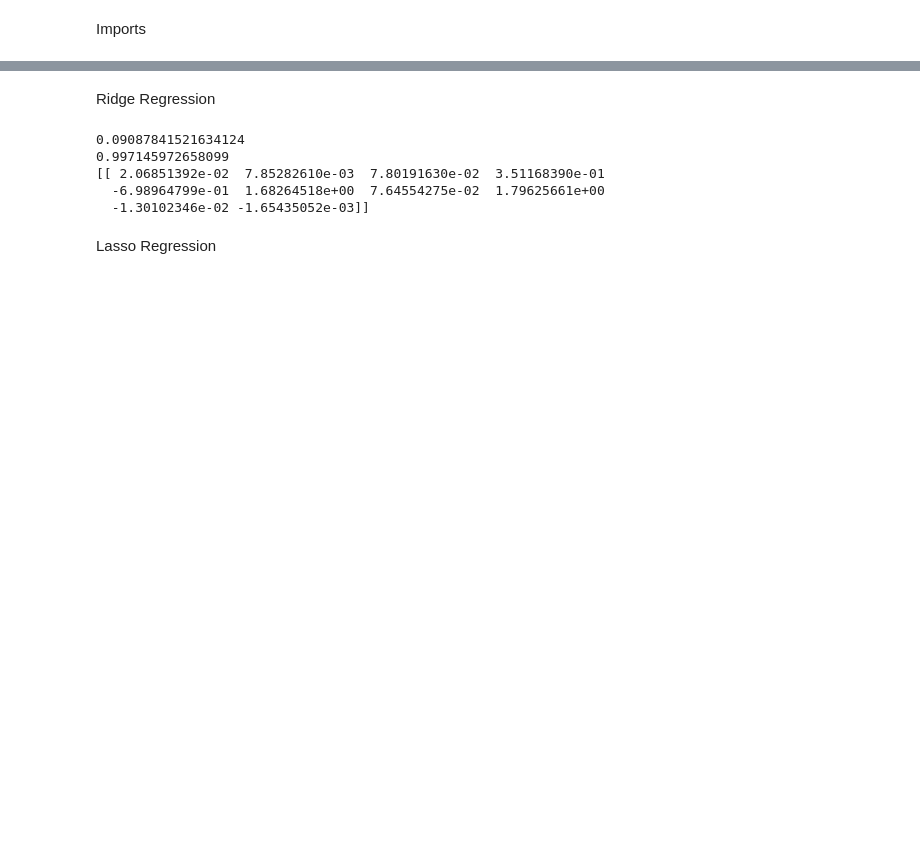
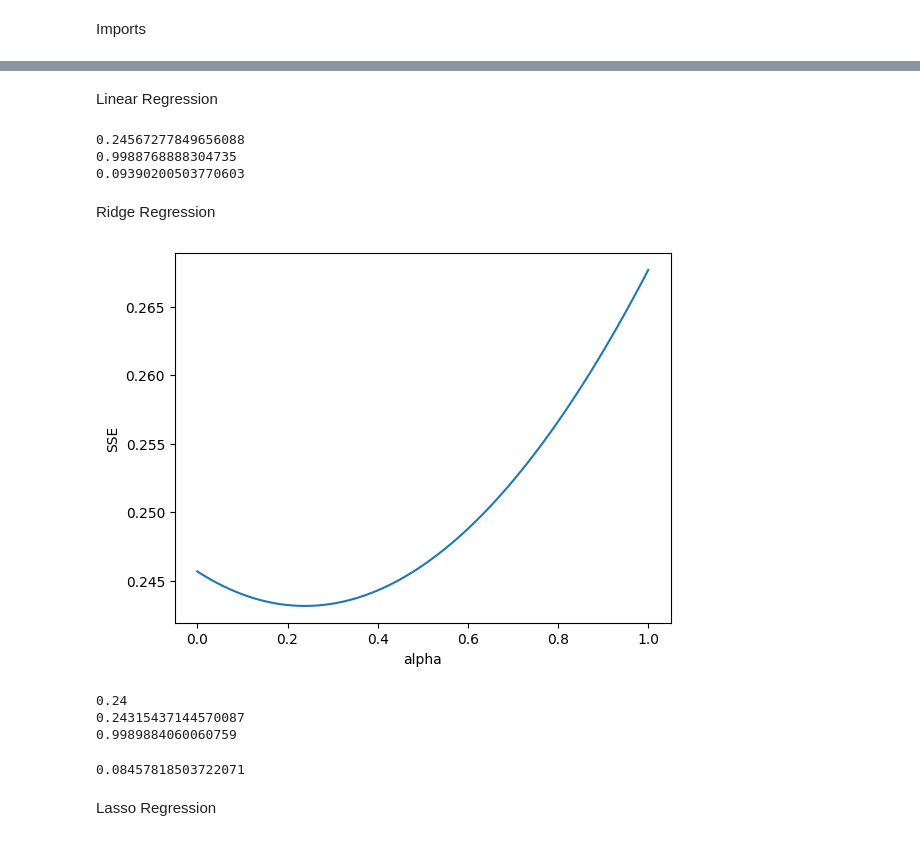
Before and after one commit to DuarteCerdeira/ML_Project, a Jupyter notebook: Regression1.ipynb, the cells around one changed output, grey strips where cells are left out. Cells and saved outputs as stored; diff of their text form; code cells hidden in the pictures; blank space fills up the shorter version.

```diff
--- a/Regression1.ipynb
+++ b/Regression1.ipynb
@@ -35,20 +21,61 @@ print(model.coef_)
+# %% [markdown]
+Linear Regression
+# %%
+linear = linear_model.LinearRegression()
+scores = cross_val_score(linear, X_train, y_train, cv=5, scoring=sum_squared_errors)
+
+print(scores.mean())
+
+linear.fit(X_train, y_train)
+print(linear.score(X_test, y_test))
+print(sum_squared_errors(linear, X_test, y_test))
+# %% [output]
+0.24567277849656088
+0.9988768888304735
+0.09390200503770603
 # %% [markdown]
 Ridge Regression
-# %%
-ridge = linear_model.Ridge()
-ridge.fit(train_data_x, train_data_y)
-
-y_hat = ridge.predict(validate_data_x)
-
-sse = np.sum((y_hat - validate_data_y)**2)
-print(sse)
-print(ridge.score(validate_data_x, validate_data_y))
-print(ridge.coef_)
-# %% [output]
-0.09087841521634124
-0.997145972658099
-[[ 2.06851392e-02  7.85282610e-03  7.80191630e-02  3.51168390e-01
-  -6.98964799e-01  1.68264518e+00  7.64554275e-02  1.79625661e+00
-  -1.30102346e-02 -1.65435052e-03]]
+# %%
+sse = np.zeros(101)
+alpha = np.linspace(0, 1, 101)
+
+# Loop over the different values of alpha using cross validation
+for i in range(101):
+    ridge = linear_model.Ridge(alpha=alpha[i])
+    sse[i] = cross_val_score(ridge, X_train, y_train, cv=5, scoring=sum_squared_errors).mean()
+
+plt.plot(alpha, sse)
+plt.xlabel('alpha')
+plt.ylabel('SSE')
+plt.show()
+
+best_alpha_ridge = alpha[np.argmin(sse)]
+print(best_alpha_ridge)
+print(sse.min())
+
+# for i in range(1001):
+#     ridge = linear_model.Ridge(alpha=alpha[i])
+#     ridge.fit(X_train, y_train)
+#     sse[i] = sum_squared_errors(ridge, X_test, y_test)
+
+# plt.plot(alpha, sse)
+# plt.xlabel('alpha')
+# plt.ylabel('SSE')
+# plt.show()
+
+# best_alpha = alpha[np.argmin(sse)]
+# print(best_alpha)
+# print(sse.min())
+
+ridge = linear_model.Ridge(alpha=best_alpha_ridge)
+ridge.fit(X_train, y_train)
+print(ridge.score(X_test, y_test))
+sum_squared_errors(ridge, X_test, y_test)
+# %% [output]
+[figure, added]
+0.24
+0.24315437144570087
+0.9989884060060759
+0.08457818503722071
 # %% [markdown]
 Lasso Regression
```
Also changed, not shown: parts of 15 cells of this notebook, 1 other file.
